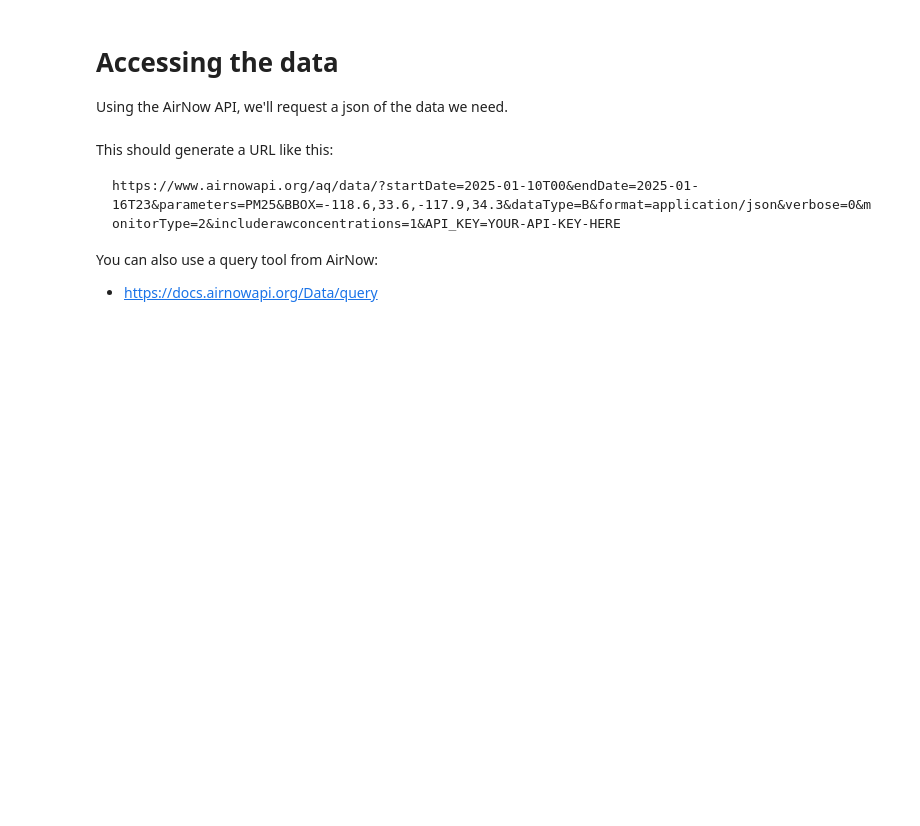
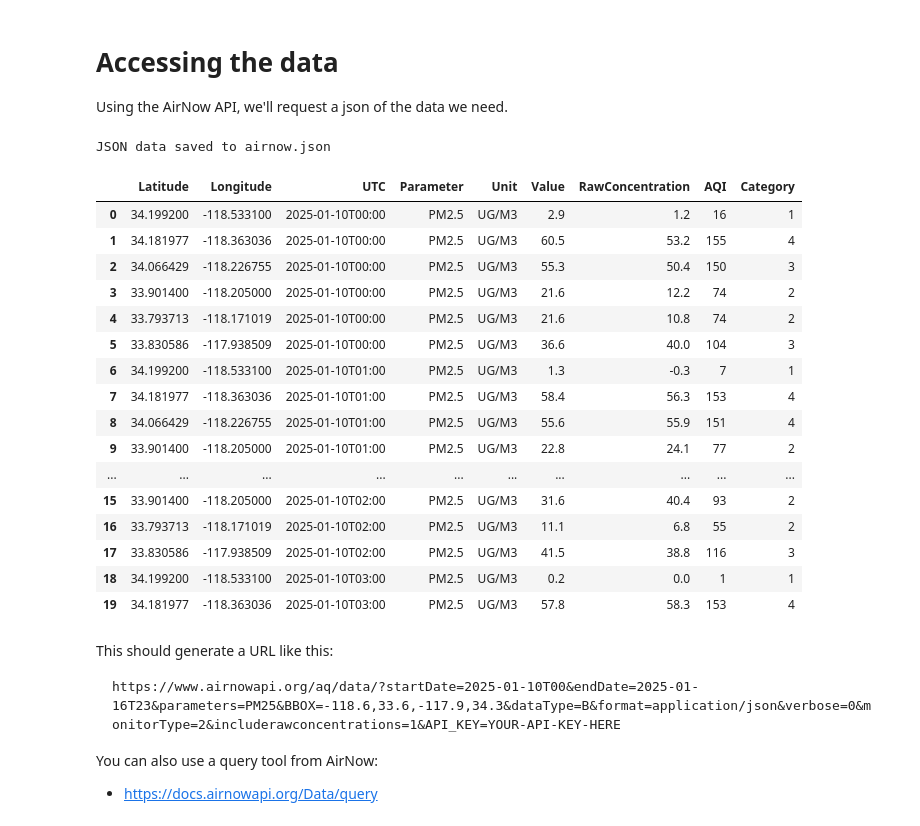
Before and after one commit to matthewgraca/hrrr-smoke-viz, a Jupyter notebook: data/airnow_data_pipeline.ipynb, the cells around one changed output. Cells and saved outputs as stored; diff of their text form; code cells hidden in the pictures; blank space fills up the shorter version.

````diff
--- a/data/airnow_data_pipeline.ipynb
+++ b/data/airnow_data_pipeline.ipynb
@@ -16,45 +16,69 @@ import numpy as np
 import matplotlib.pyplot as plt
 import os
 
+lat_bottom, lat_top = 33.6, 34.3
+lon_bottom, lon_top = -118.6, -117.9
+dim = 40
+
 # get airnow data
 if os.path.exists('airnow.json'):
     print("airnow.json already exists; skipping request...")
 else:
     date_start = '2025-01-10T00'
     date_end = '2025-01-16T23'
-    airnow_api_key = print("YOU NEED TO ADD YOUR API KEY!")
+    bbox = f'{lon_bottom},{lat_bottom},{lon_top},{lat_top}'
+    airnow_api_key = 'D73B0C80-2A31-40D8-955F-9B00DF659AE0'#print("YOU NEED TO ADD YOUR API KEY!")
     URL = "https://www.airnowapi.org/aq/data"
 
     # location given here
 
     # defining a params dict for the parameters to be sent to the API
     PARAMS = {
         'startDate':date_start,
         'endDate':date_end,
         'parameters':'PM25',
-        'BBOX':'-118.75,33.5,-117.5,34.5',
+        'BBOX':bbox,
         'dataType':'B',
         'format':'application/json',
         'verbose':'0',
         'monitorType':'2',
         'includerawconcentrations':'1',
         'API_KEY':airnow_api_key
     }
 
     # sending get request and saving the response as response object
     response = requests.get(url = URL, params = PARAMS)
 
     # extracting data in json format
     airnow_data = response.json()
     with open('airnow.json', 'w') as file:
         json.dump(airnow_data, file)
         print("JSON data saved to airnow.json")
 
 # open json file and convert to dataframe
 with open('airnow.json', 'r') as file:
     airnow_data = json.load(file)
 airnow_df = pd.json_normalize(airnow_data)
 airnow_df[0:20]
+# %% [output]
+JSON data saved to airnow.json
+|  | Latitude | Longitude | UTC | Parameter | Unit | Value | RawConcentration | AQI | Category |
+| 0 | 34.199200 | -118.533100 | 2025-01-10T00:00 | PM2.5 | UG/M3 | 2.9 | 1.2 | 16 | 1 |
+| 1 | 34.181977 | -118.363036 | 2025-01-10T00:00 | PM2.5 | UG/M3 | 60.5 | 53.2 | 155 | 4 |
+| 2 | 34.066429 | -118.226755 | 2025-01-10T00:00 | PM2.5 | UG/M3 | 55.3 | 50.4 | 150 | 3 |
+| 3 | 33.901400 | -118.205000 | 2025-01-10T00:00 | PM2.5 | UG/M3 | 21.6 | 12.2 | 74 | 2 |
+| 4 | 33.793713 | -118.171019 | 2025-01-10T00:00 | PM2.5 | UG/M3 | 21.6 | 10.8 | 74 | 2 |
+| 5 | 33.830586 | -117.938509 | 2025-01-10T00:00 | PM2.5 | UG/M3 | 36.6 | 40.0 | 104 | 3 |
+| 6 | 34.199200 | -118.533100 | 2025-01-10T01:00 | PM2.5 | UG/M3 | 1.3 | -0.3 | 7 | 1 |
+| 7 | 34.181977 | -118.363036 | 2025-01-10T01:00 | PM2.5 | UG/M3 | 58.4 | 56.3 | 153 | 4 |
+| 8 | 34.066429 | -118.226755 | 2025-01-10T01:00 | PM2.5 | UG/M3 | 55.6 | 55.9 | 151 | 4 |
+| 9 | 33.901400 | -118.205000 | 2025-01-10T01:00 | PM2.5 | UG/M3 | 22.8 | 24.1 | 77 | 2 |
+| ... | ... | ... | ... | ... | ... | ... | ... | ... | ... |
+| 15 | 33.901400 | -118.205000 | 2025-01-10T02:00 | PM2.5 | UG/M3 | 31.6 | 40.4 | 93 | 2 |
+| 16 | 33.793713 | -118.171019 | 2025-01-10T02:00 | PM2.5 | UG/M3 | 11.1 | 6.8 | 55 | 2 |
+| 17 | 33.830586 | -117.938509 | 2025-01-10T02:00 | PM2.5 | UG/M3 | 41.5 | 38.8 | 116 | 3 |
+| 18 | 34.199200 | -118.533100 | 2025-01-10T03:00 | PM2.5 | UG/M3 | 0.2 | 0.0 | 1 | 1 |
+| 19 | 34.181977 | -118.363036 | 2025-01-10T03:00 | PM2.5 | UG/M3 | 57.8 | 58.3 | 153 | 4 |
 # %% [markdown]
 This should generate a URL like this:
 ```
````
Also changed, not shown: parts of 11 cells of this notebook, 1 other file.
